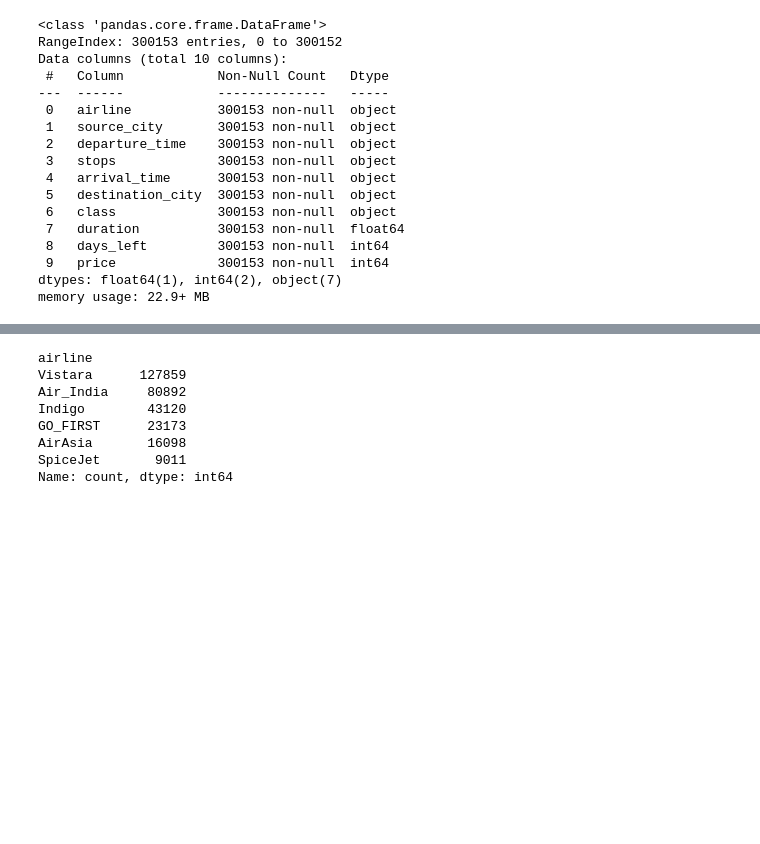
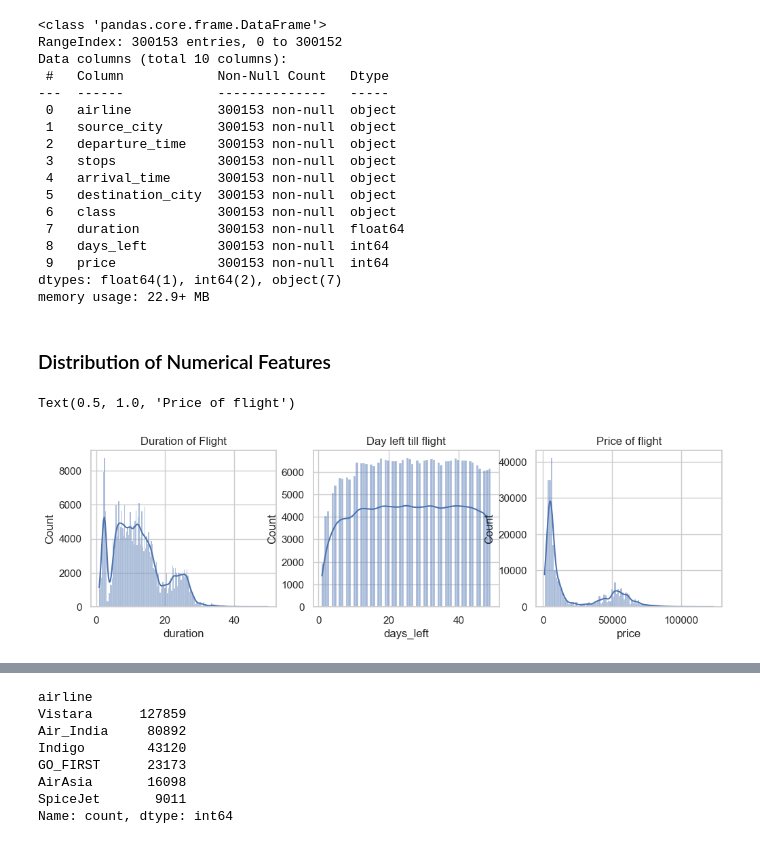
Before and after one commit to alex-yatseyko/portfolio, a Jupyter notebook: projects/Flight_price_prediction/flight_price.ipynb, the cells around one changed output, grey strips where cells are left out. Drawn from its saved outputs; the diff is of its cells as text; code cells hidden in the pictures; blank space fills up the shorter version.

Commit message:
flight_price_model

```diff
--- a/projects/Flight_price_prediction/flight_price.ipynb
+++ b/projects/Flight_price_prediction/flight_price.ipynb
@@ -54,3 +56,20 @@ Data columns (total 10 columns):
  9   price             300153 non-null  int64
 dtypes: float64(1), int64(2), object(7)
 memory usage: 22.9+ MB
+# %% [markdown]
+### Distribution of Numerical Features
+# %%
+sns.set(style="whitegrid")
+fig, axes = plt.subplots(nrows=1, ncols=3, figsize=(12, 3))
+
+sns.histplot(df['duration'], kde=True, ax=axes[0])
+axes[0].set_title('Duration of Flight')
+
+sns.histplot(df['days_left'], kde=True, ax=axes[1])
+axes[1].set_title('Day left till flight')
+
+sns.histplot(df['price'], kde=True, ax=axes[2])
+axes[2].set_title('Price of flight')
+# %% [output]
+Text(0.5, 1.0, 'Price of flight')
+[figure, added]
```
Also changed, not shown: parts of 19 cells of this notebook.
